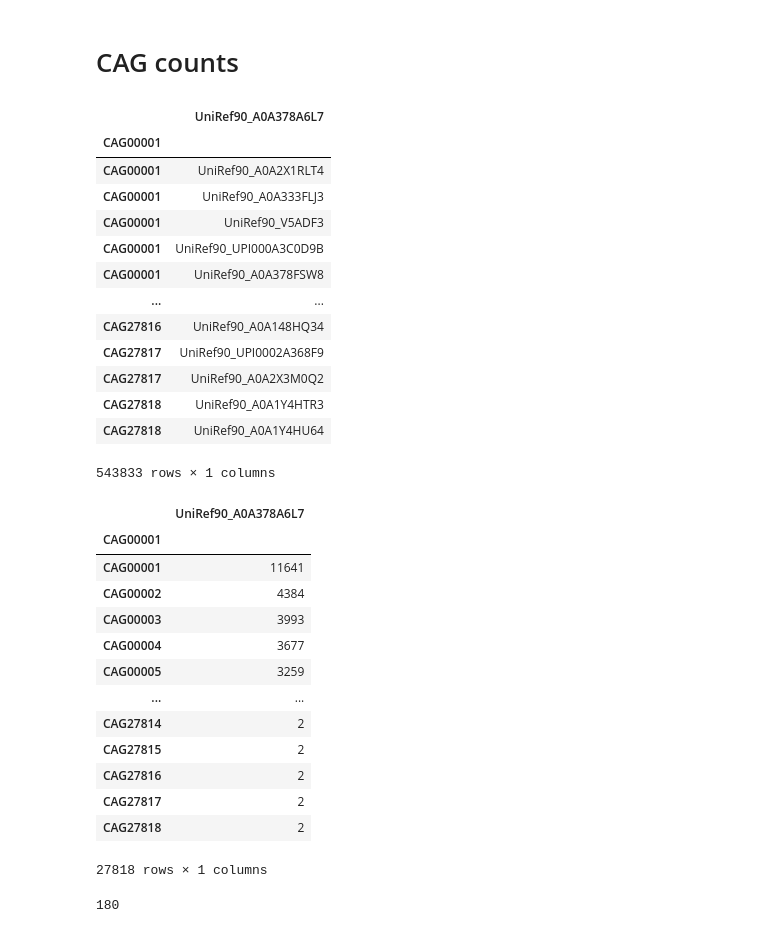
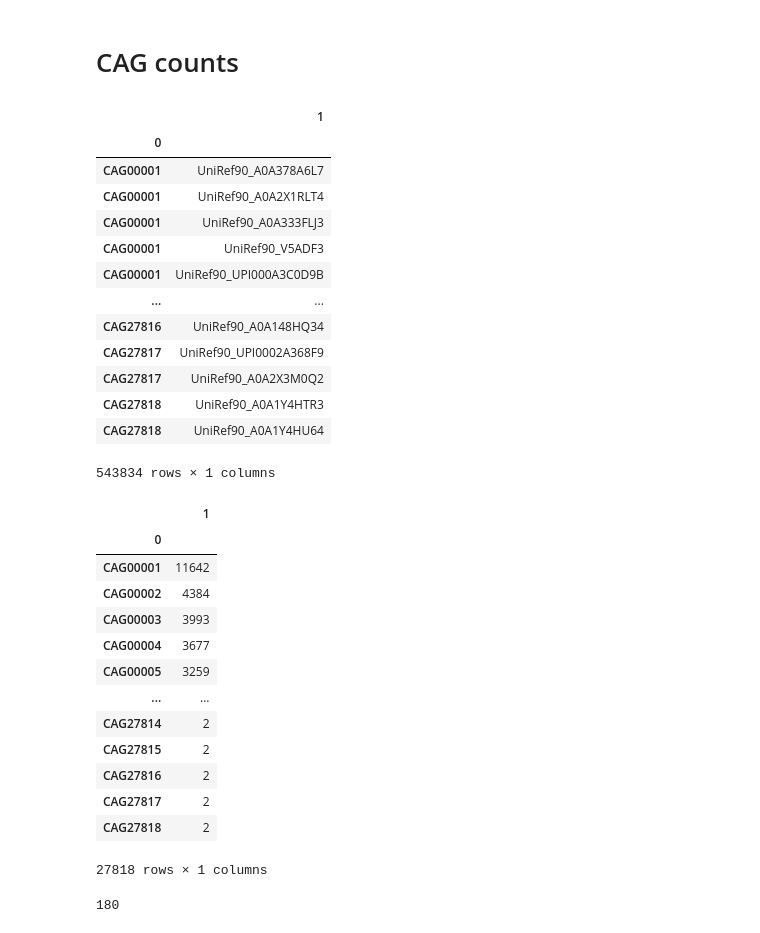
Before and after one commit to danielchang2002/MAGIC, a Jupyter notebook: src/CAG.ipynb, the cells around one changed output. Saved outputs shown, nothing was run; the diff lists cells and outputs as text; code cells hidden in the pictures.

```diff
--- a/src/CAG.ipynb
+++ b/src/CAG.ipynb
@@ -14,30 +14,30 @@ rc('text', usetex=True)
 # %% [markdown]
 # CAG counts
 # %%
-clusters = pd.read_csv(os.path.join(config.RAW_DIR, "clusters_allgenes_inputfilter.txt"), sep="\t", index_col=0)
+clusters = pd.read_csv(os.path.join(config.RAW_DIR, "clusters_allgenes_inputfilter.txt"), sep="\t", index_col=0, header=None)
 clusters
 # %% [output]
-|  | UniRef90_A0A378A6L7 |
-| CAG00001 |  |
+|  | 1 |
+| 0 |  |
+| CAG00001 | UniRef90_A0A378A6L7 |
 | CAG00001 | UniRef90_A0A2X1RLT4 |
 | CAG00001 | UniRef90_A0A333FLJ3 |
 | CAG00001 | UniRef90_V5ADF3 |
 | CAG00001 | UniRef90_UPI000A3C0D9B |
-| CAG00001 | UniRef90_A0A378FSW8 |
 | ... | ... |
 | CAG27816 | UniRef90_A0A148HQ34 |
 | CAG27817 | UniRef90_UPI0002A368F9 |
 | CAG27817 | UniRef90_A0A2X3M0Q2 |
 | CAG27818 | UniRef90_A0A1Y4HTR3 |
 | CAG27818 | UniRef90_A0A1Y4HU64 |
-543833 rows × 1 columns
+543834 rows × 1 columns
 # %%
 counts = clusters.groupby(level=0).count()
 counts
 # %% [output]
-|  | UniRef90_A0A378A6L7 |
-| CAG00001 |  |
-| CAG00001 | 11641 |
+|  | 1 |
+| 0 |  |
+| CAG00001 | 11642 |
 | CAG00002 | 4384 |
 | CAG00003 | 3993 |
 | CAG00004 | 3677 |
```
Also changed, not shown: parts of 97 cells of this notebook, 10 other files.
